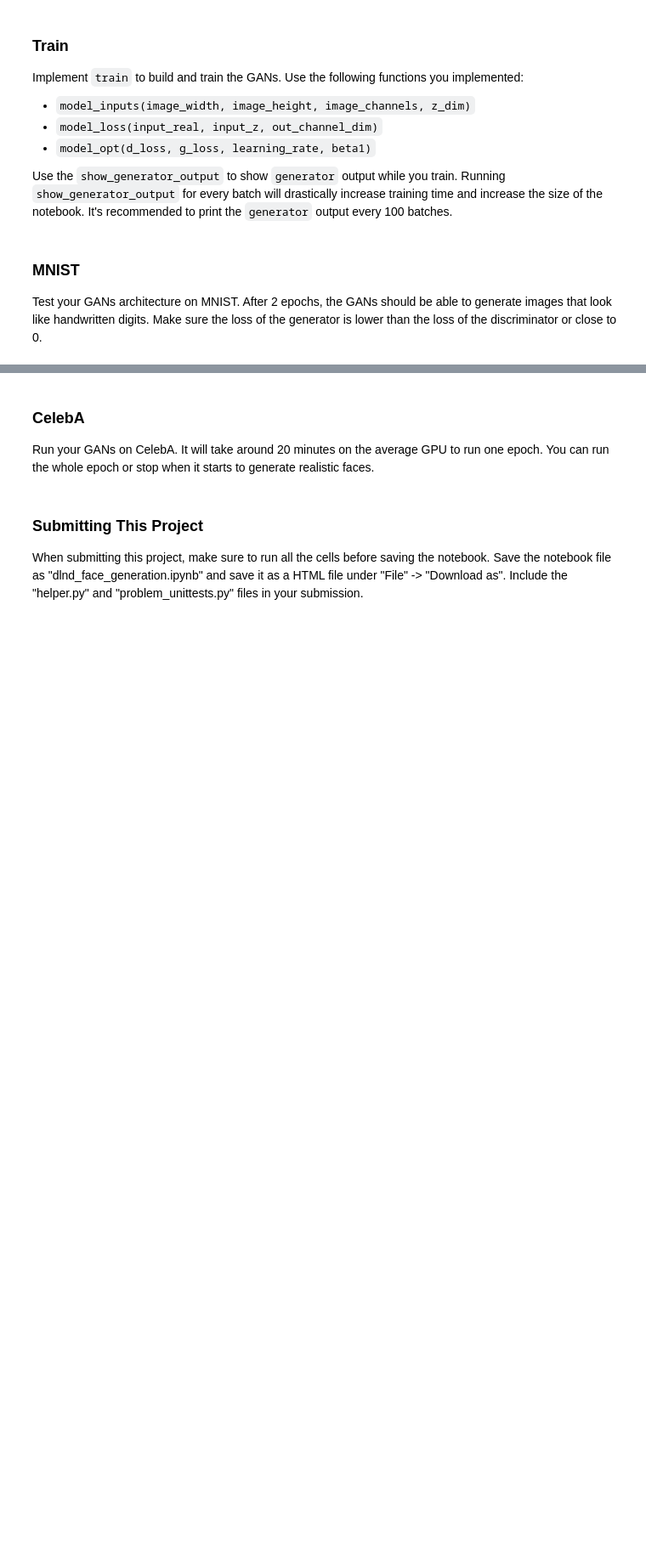
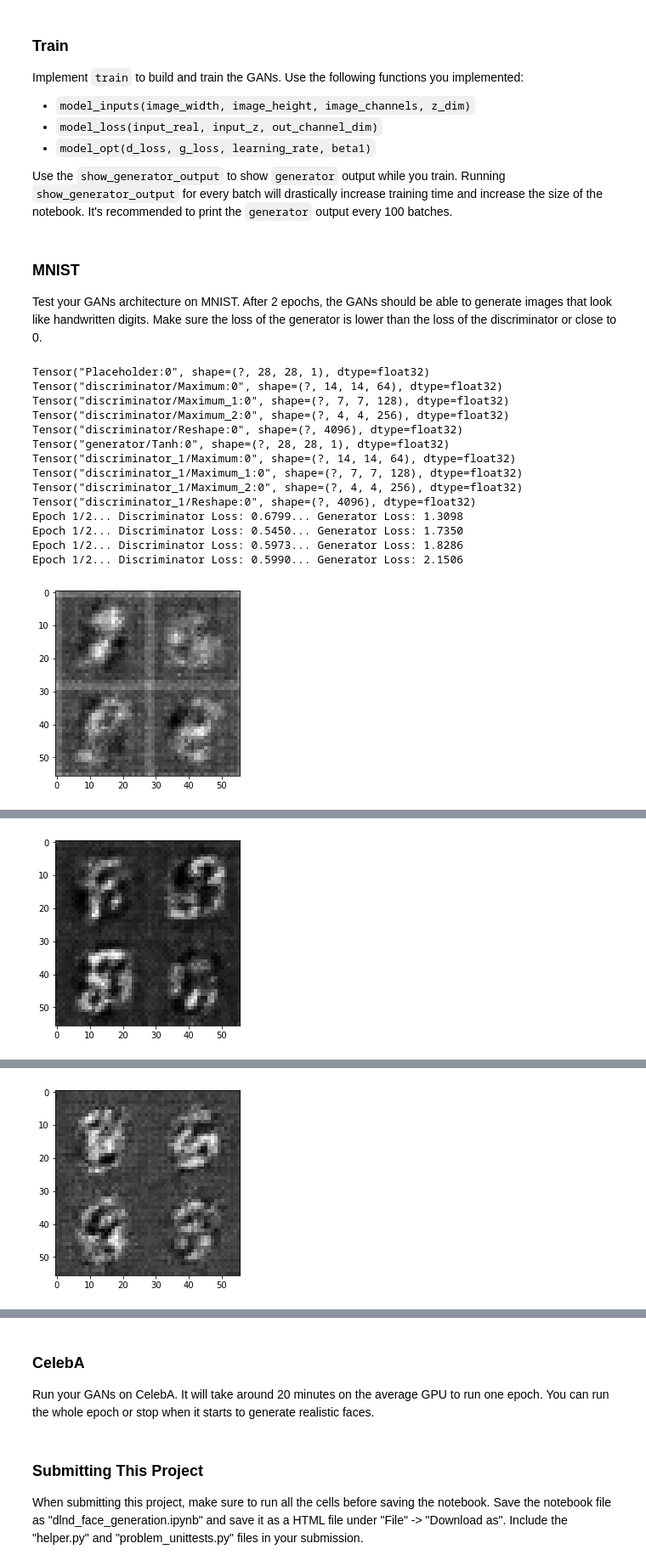
Before and after one commit to zelong430/deep-learning, a Jupyter notebook: face_generation/dlnd_face_generation.ipynb, the cells around one changed output, grey strips where cells are left out. Shown at 85% size. Saved outputs shown, nothing was run; the diff lists cells and outputs as text; code cells hidden in the pictures; blank space fills up the shorter version.

```diff
--- a/face_generation/dlnd_face_generation.ipynb
+++ b/face_generation/dlnd_face_generation.ipynb
@@ -267,29 +383,69 @@ def train(epoch_count, batch_size, z_dim, learning_rate, beta1, get_batches, dat
     :param data_image_mode: The image mode to use for images ("RGB" or "L")
     """
     # TODO: Build Model
-
-
+    losses = []
+    image_width, image_height, image_channels = data_shape[1], data_shape[2], data_shape[3]
+    input_real, input_z, lr = model_inputs(image_width, image_height, image_channels, z_dim)
+    d_loss, g_loss = model_loss(input_real, input_z, image_channels)
+    d_train_opt, g_train_opt = model_opt(d_loss, g_loss, lr, beta1)
     with tf.Session() as sess:
         sess.run(tf.global_variables_initializer())
+        steps = 0
         for epoch_i in range(epoch_count):
             for batch_images in get_batches(batch_size):
-                # TODO: Train Model
+                # Sample random noise for G
+                batch_z = np.random.uniform(-1, 1, size=(batch_size, z_dim))
+                steps += 1
+                # Run optimizers
+                _ = sess.run(d_train_opt, feed_dict={input_real: batch_images, input_z: batch_z, lr:learning_rate})
+                _ = sess.run(g_train_opt, feed_dict={input_z: batch_z, input_real: batch_images, lr:learning_rate})
+
+                if steps % 25 == 0:
+                    # At the end of each epoch, get the losses and print them out
+                    train_loss_d = d_loss.eval({input_z: batch_z, input_real: batch_images, lr:learning_rate})
+                    train_loss_g = g_loss.eval({input_z: batch_z})
+
+                    print("Epoch {}/{}...".format(epoch_i+1, epochs),
+                          "Discriminator Loss: {:.4f}...".format(train_loss_d),
+                          "Generator Loss: {:.4f}".format(train_loss_g))
+                    # Save losses to view after training
+                    losses.append((train_loss_d, train_loss_g))
+
+                if steps % 100 == 0:
+                    show_generator_output(sess, 5, input_z, image_channels, data_image_mode)
 # %% [markdown]
 ### MNIST
 Test your GANs architecture on MNIST.  After 2 epochs, the GANs should be able to generate images that look like handwritten digits.  Make sure the loss of the generator is lower than the loss of the discriminator or close to 0.
 # %%
-batch_size = None
-z_dim = None
-learning_rate = None
-beta1 = None
-
-
+batch_size = 128
+z_dim = 100
+learning_rate = 0.0001
+beta1 = 0.5
+import time
+cur = time.time()
 """
 DON'T MODIFY ANYTHING IN THIS CELL THAT IS BELOW THIS LINE
 """
 epochs = 2
 
 mnist_dataset = helper.Dataset('mnist', glob(os.path.join(data_dir, 'mnist/*.jpg')))
 with tf.Graph().as_default():
     train(epochs, batch_size, z_dim, learning_rate, beta1, mnist_dataset.get_batches,
           mnist_dataset.shape, mnist_dataset.image_mode)
+print (time.time() - cur)
+# %% [output]
+Tensor("Placeholder:0", shape=(?, 28, 28, 1), dtype=float32)
+Tensor("discriminator/Maximum:0", shape=(?, 14, 14, 64), dtype=float32)
+Tensor("discriminator/Maximum_1:0", shape=(?, 7, 7, 128), dtype=float32)
+Tensor("discriminator/Maximum_2:0", shape=(?, 4, 4, 256), dtype=float32)
+Tensor("discriminator/Reshape:0", shape=(?, 4096), dtype=float32)
+Tensor("generator/Tanh:0", shape=(?, 28, 28, 1), dtype=float32)
+Tensor("discriminator_1/Maximum:0", shape=(?, 14, 14, 64), dtype=float32)
+Tensor("discriminator_1/Maximum_1:0", shape=(?, 7, 7, 128), dtype=float32)
+Tensor("discriminator_1/Maximum_2:0", shape=(?, 4, 4, 256), dtype=float32)
+Tensor("discriminator_1/Reshape:0", shape=(?, 4096), dtype=float32)
+Epoch 1/2... Discriminator Loss: 0.6799... Generator Loss: 1.3098
+Epoch 1/2... Discriminator Loss: 0.5450... Generator Loss: 1.7350
+Epoch 1/2... Discriminator Loss: 0.5973... Generator Loss: 1.8286
+Epoch 1/2... Discriminator Loss: 0.5990... Generator Loss: 2.1506
+[figure, added]
@@ -295,0 +456 @@ with tf.Graph().as_default():
+[figure, added]
@@ -295,0 +461 @@ with tf.Graph().as_default():
+[figure, added]
```
Also changed, not shown: parts of 8 cells of this notebook.
